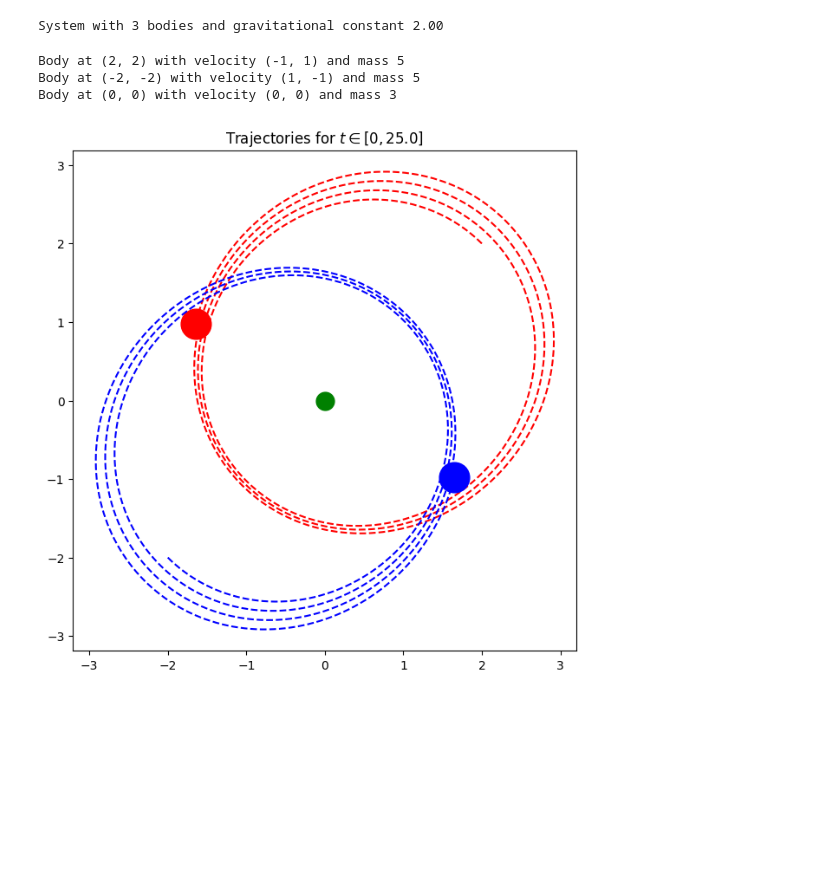
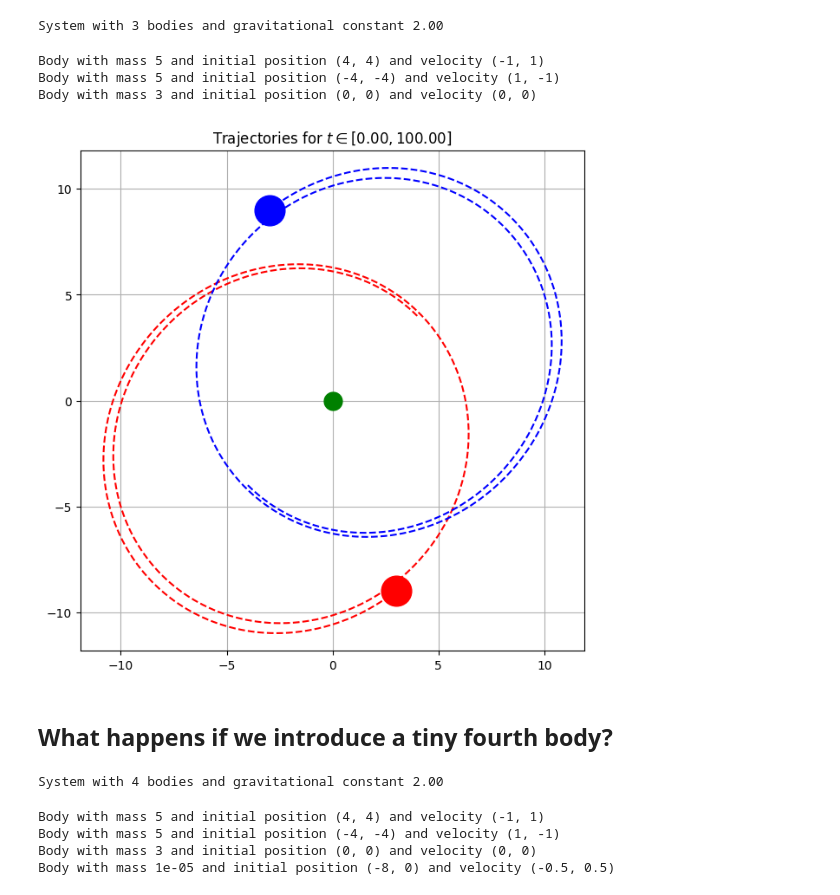
Before and after one commit to magnushelliesen/n-body-simulator, a Jupyter notebook: n-body-simulator.ipynb, the cells around one changed output. Saved outputs shown, nothing was run; the diff lists cells and outputs as text; code cells hidden in the pictures; blank space fills up the shorter version.

```diff
--- a/n-body-simulator.ipynb
+++ b/n-body-simulator.ipynb
@@ -62,20 +63,20 @@ class Body():
     def position_t(self, value):
         if isinstance(value, tuple) is False:
             raise TypeError('position must be tuple')
-        if all(isinstance(x, float) for x in value) is False:
-            raise ValueError('all values of position must be float')
+        if all(isinstance(x, float) or isinstance(x, int) for x in value) is False:
+            raise ValueError('all values of position must be float or int')
         self._position_t = value
 
     @velocity_t.setter
     def velocity_t(self, value):
         if isinstance(value, tuple) is False:
             raise TypeError('velocity must be tuple')
-        if all(isinstance(x, float) for x in value) is False:
-            raise ValueError('all values of velocity must be float')
+        if all(isinstance(x, float) or isinstance(x, int) for x in value) is False:
+            raise ValueError('all values of velocity must be float or int')
         self._velocity_t = value
 
     def __str__(self):
-        return f'Body at {self.position_t} with velocity {self.velocity_t} and mass {self.mass}'
+        return f'Body with mass {self.mass} and initial position {self.position_0} and velocity {self.velocity_0}'
 
     def __repr__(self):
         return self.__str__()
@@ -136,6 +137,8 @@ class System():
             x[i] = np.zeros((N+1, 2))
             v[i][0] = body.velocity_0
             x[i][0] = body.position_0
+            body.position_t = body.position_0
+            body.velocity_t = body.velocity_0
 
         # Simulating
         for n in range(N):
@@ -164,8 +167,8 @@ class System():
 We set up a few bodies and put them into a system. We then simulate the system and plot the trajectories.
 # %%
 # Defining some bodies
-body1 = Body((2, 2), (-1, 1), 5)
-body2 = Body((-2, -2), (1, -1), 5)
+body1 = Body((4, 4), (-1, 1), 5)
+body2 = Body((-4, -4), (1, -1), 5)
 body3 = Body((0, 0), (0, 0), 3)
 
 # And puting them in a system
@@ -176,25 +179,42 @@ System with 3 bodies and gravitational constant 2.00
 # %%
 print(*system1.bodies, sep='\n')
 # %% [output]
-Body at (2, 2) with velocity (-1, 1) and mass 5
-Body at (-2, -2) with velocity (1, -1) and mass 5
-Body at (0, 0) with velocity (0, 0) and mass 3
+Body with mass 5 and initial position (4, 4) and velocity (-1, 1)
+Body with mass 5 and initial position (-4, -4) and velocity (1, -1)
+Body with mass 3 and initial position (0, 0) and velocity (0, 0)
 # %%
 # We can now simulate how they move about
-N = 20000
-delta_t = 0.00125
+N = 10000
+delta_t = 0.01
 t, x = system1.simulate(N, delta_t)
 # %%
 # And plot the curves that they trace out (this should be animated)
 plt.figure(figsize=(7.5, 7.5))
 plt.plot(x[0][:,0], x[0][:,1], 'r--')
 plt.plot(x[0][-1,0], x[0][-1:,1], 'ro', ms=5*5)
 plt.plot(x[1][:,0], x[1][:,1], 'b--')
 plt.plot(x[1][-1,0], x[1][-1:,1], 'bo', ms=5*5)
 plt.plot(x[2][:,0], x[2][:,1], 'g--')
 plt.plot(x[2][-1,0], x[2][-1:,1], 'go', ms=3*5)
 plt.axis('equal')
-plt.title(f'Trajectories for $t \in [0, {N*delta_t}]$')
+plt.grid()
+plt.title(f'Trajectories for $t \in [0.00, {N*delta_t:.2f}]$')
 plt.show()
 # %% [output]
-[figure, old version]
+[figure, new version]
+# %% [markdown]
+## What happens if we introduce a tiny fourth body?
+# %%
+# We make a system like the one above, but where we introduce a TINY fourth body
+body4 = Body((-8, 0), (-0.5, 0.5), 0.00001)
+system2 = System(2, body1, body2, body3, body4)
+system2
+# %% [output]
+System with 4 bodies and gravitational constant 2.00
+# %%
+print(*system2.bodies, sep='\n')
+# %% [output]
+Body with mass 5 and initial position (4, 4) and velocity (-1, 1)
+Body with mass 5 and initial position (-4, -4) and velocity (1, -1)
+Body with mass 3 and initial position (0, 0) and velocity (0, 0)
+Body with mass 1e-05 and initial position (-8, 0) and velocity (-0.5, 0.5)
```
Also changed, not shown: parts of 6 cells of this notebook.
